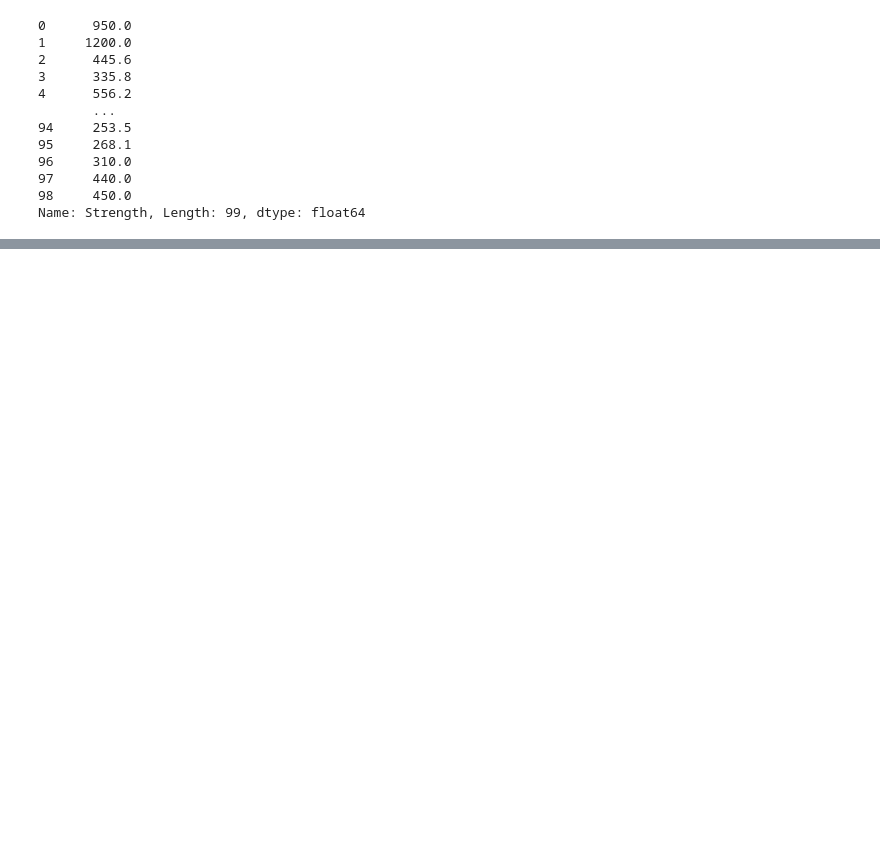
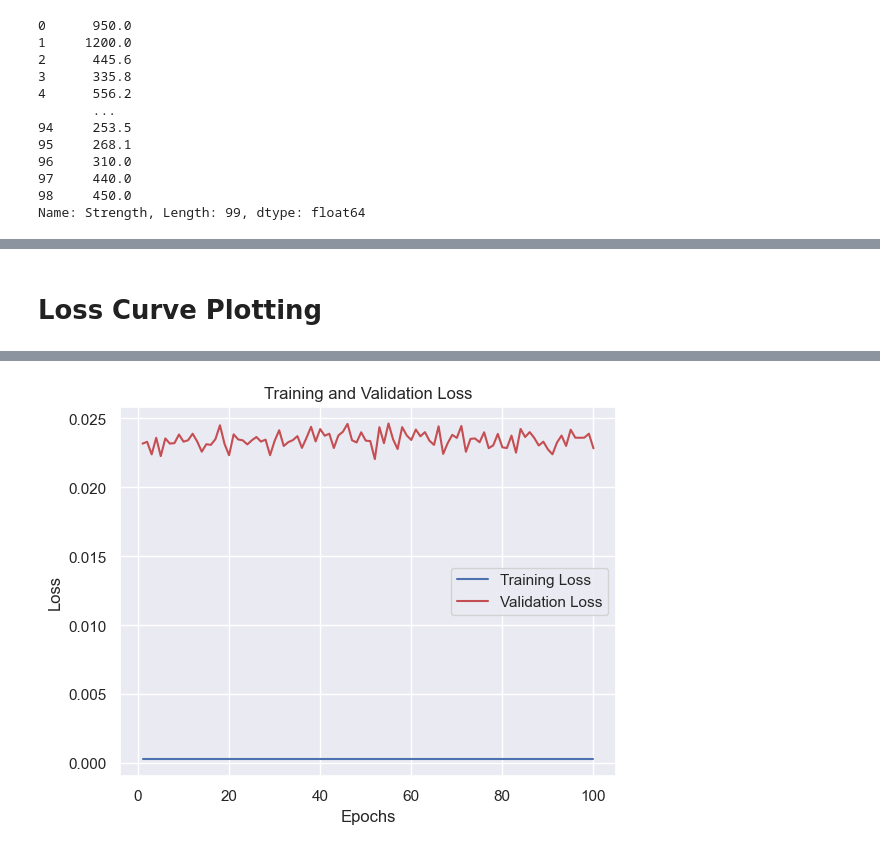
Before and after one commit to akkrambasit0114/GIAN-CMC, a Jupyter notebook: notebook/master.ipynb, the cells around one changed output, grey strips where cells are left out. Saved outputs shown, nothing was run; the diff lists cells and outputs as text; code cells hidden in the pictures; blank space fills up the shorter version.

```diff
--- a/notebook/master.ipynb
+++ b/notebook/master.ipynb
@@ -390,0 +434,76 @@ Name: Strength, Length: 99, dtype: float64
+# %% [markdown]
+# Loss Curve Plotting
+# %%
+import pandas as pd
+import numpy as np
+import matplotlib.pyplot as plt
+from sklearn.model_selection import KFold
+from sklearn.linear_model import LinearRegression
+from sklearn.ensemble import GradientBoostingRegressor
+from sklearn.ensemble import ExtraTreesRegressor
+from sklearn.preprocessing import MinMaxScaler
+
+# Step 1: Load and preprocess the data
+# Assume X and y are your input features and target variable, respectively
+
+scaler = MinMaxScaler()
+df_1 = pd.read_csv("../input/knnimputer_db.csv")
+df = pd.DataFrame(scaler.fit_transform(df_1),columns=df_1.columns)
+
+X = df.drop("Strength", axis=1).values
+y = df.Strength.values
+
+
+# Step 2: Initialize the model
+model = ExtraTreesRegressor()
+
+# Step 3: Perform cross-validation
+num_epochs = 100
+num_folds = 5
+kf = KFold(n_splits=num_folds, shuffle=True, random_state=42)
+
+train_losses = []
+val_losses = []
+
+for epoch in range(num_epochs):
+    fold_train_losses = []
+    fold_val_losses = []
+
+    for train_index, val_index in kf.split(X):
+        X_train, X_val = X[train_index], X[val_index]
+        y_train, y_val = y[train_index], y[val_index]
+
+        # Train the model
+        model.fit(X_train, y_train)
+
+        # Compute train loss
+        y_train_pred = model.predict(X_train)
+        train_mse = np.mean((y_train_pred - y_train) ** 2)
+        fold_train_losses.append(train_mse)
+
+        # Compute validation loss
+        y_val_pred = model.predict(X_val)
+        val_mse = np.mean((y_val_pred - y_val) ** 2)
+        fold_val_losses.append(val_mse)
+
+    # Average the losses across folds
+    avg_train_loss = np.mean(fold_train_losses)
+    avg_val_loss = np.mean(fold_val_losses)
+
+    train_losses.append(avg_train_loss)
+    val_losses.append(avg_val_loss)
+
+    # Print the current epoch and corresponding loss
+    print(f"Epoch {epoch+1}: Train Loss = {avg_train_loss:.4f}, Val Loss = {avg_val_loss:.4f}")
+
+# Step 4: Plot the train and validation loss curves
+epochs = range(1, num_epochs + 1)
+
+plt.plot(epochs, train_losses, 'b', label='Training Loss')
+plt.plot(epochs, val_losses, 'r', label='Validation Loss')
+plt.title('Training and Validation Loss')
+plt.xlabel('Epochs')
+plt.ylabel('Loss')
+plt.legend()
+plt.show()
+# %% [output]
@@ -390,0 +527 @@ Name: Strength, Length: 99, dtype: float64
+[figure, added]
```
Also changed, not shown: parts of 11 cells of this notebook, 12 other files.
